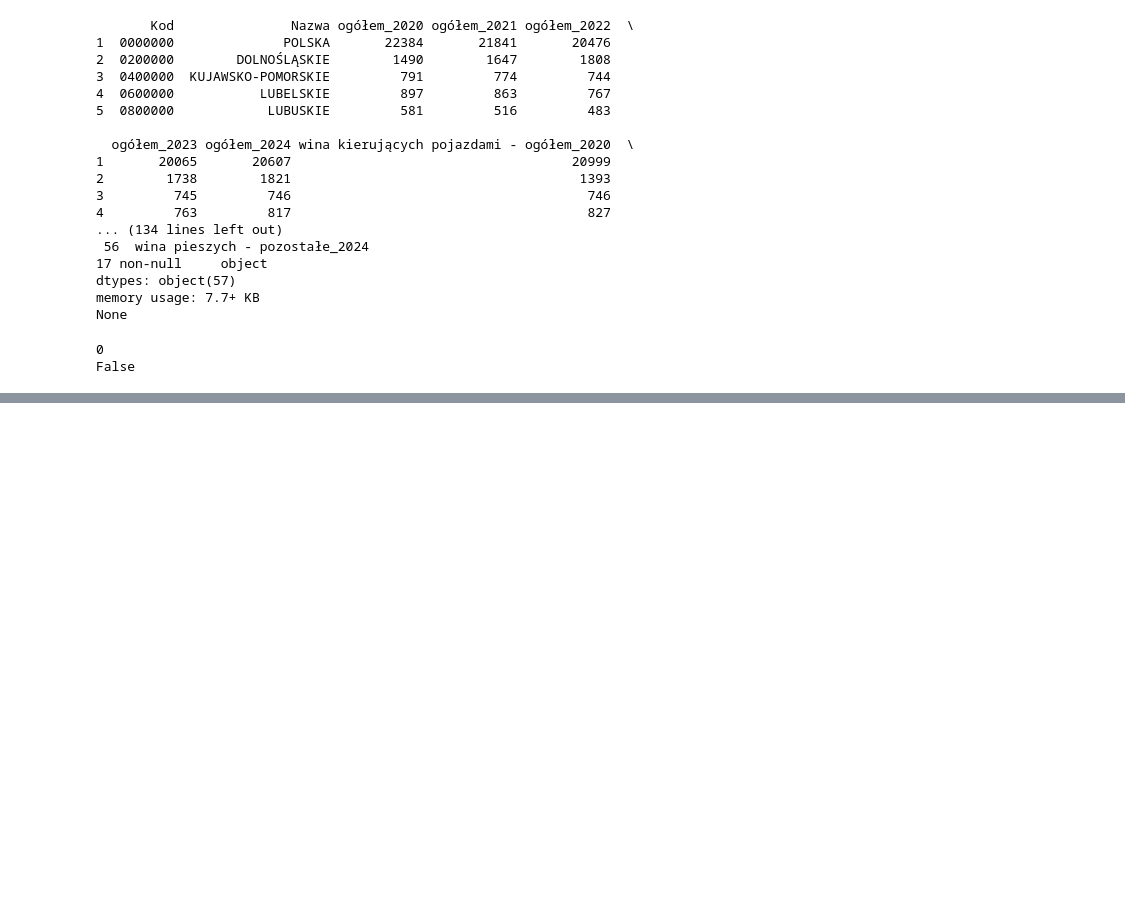
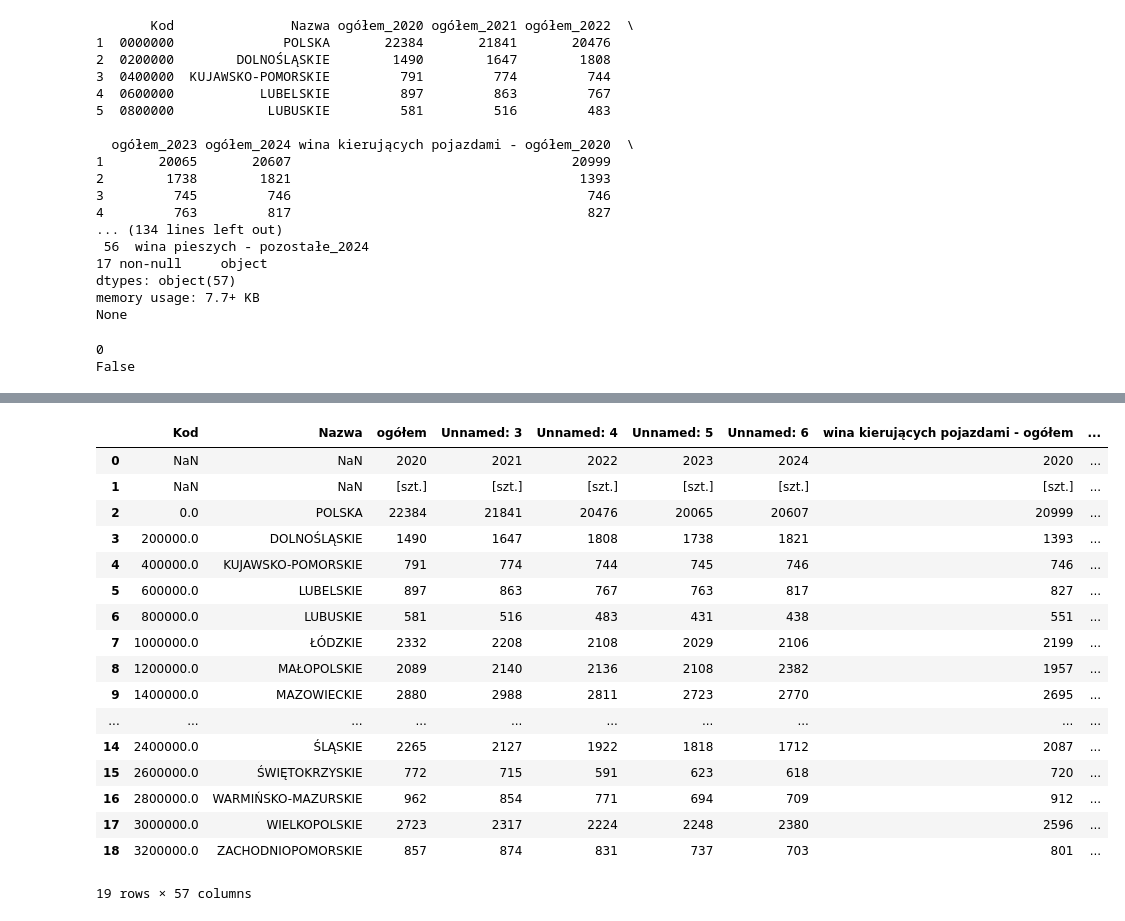
Before and after one commit to wiktoria-gliniecka/ggplotki, a Jupyter notebook: wczytanie.ipynb, the cells around one changed output, grey strips where cells are left out. Cells and saved outputs as stored; diff of their text form; code cells hidden in the pictures; blank space fills up the shorter version.

```diff
--- a/wczytanie.ipynb
+++ b/wczytanie.ipynb
@@ -189,0 +218,26 @@ df.to_excel('DANE.xlsx', index=False)
+# %%
+
+# Wczytujemy wyczyszczony plik do zmiennej DANE
+dane_surowe = pd.read_excel('dane_surowe.xlsx')
+
+# Wyświetlamy podgląd w notatniku
+dane_surowe
+# %% [output]
+|  | Kod | Nazwa | ogółem | Unnamed: 3 | Unnamed: 4 | Unnamed: 5 | Unnamed: 6 | wina kierujących pojazdami - ogółem | ... |
+| 0 | NaN | NaN | 2020 | 2021 | 2022 | 2023 | 2024 | 2020 | ... |
+| 1 | NaN | NaN | [szt.] | [szt.] | [szt.] | [szt.] | [szt.] | [szt.] | ... |
+| 2 | 0.0 | POLSKA | 22384 | 21841 | 20476 | 20065 | 20607 | 20999 | ... |
+| 3 | 200000.0 | DOLNOŚLĄSKIE | 1490 | 1647 | 1808 | 1738 | 1821 | 1393 | ... |
+| 4 | 400000.0 | KUJAWSKO-POMORSKIE | 791 | 774 | 744 | 745 | 746 | 746 | ... |
+| 5 | 600000.0 | LUBELSKIE | 897 | 863 | 767 | 763 | 817 | 827 | ... |
+| 6 | 800000.0 | LUBUSKIE | 581 | 516 | 483 | 431 | 438 | 551 | ... |
+| 7 | 1000000.0 | ŁÓDZKIE | 2332 | 2208 | 2108 | 2029 | 2106 | 2199 | ... |
+| 8 | 1200000.0 | MAŁOPOLSKIE | 2089 | 2140 | 2136 | 2108 | 2382 | 1957 | ... |
+| 9 | 1400000.0 | MAZOWIECKIE | 2880 | 2988 | 2811 | 2723 | 2770 | 2695 | ... |
+| ... | ... | ... | ... | ... | ... | ... | ... | ... | ... |
+| 14 | 2400000.0 | ŚLĄSKIE | 2265 | 2127 | 1922 | 1818 | 1712 | 2087 | ... |
+| 15 | 2600000.0 | ŚWIĘTOKRZYSKIE | 772 | 715 | 591 | 623 | 618 | 720 | ... |
+| 16 | 2800000.0 | WARMIŃSKO-MAZURSKIE | 962 | 854 | 771 | 694 | 709 | 912 | ... |
+| 17 | 3000000.0 | WIELKOPOLSKIE | 2723 | 2317 | 2224 | 2248 | 2380 | 2596 | ... |
+| 18 | 3200000.0 | ZACHODNIOPOMORSKIE | 857 | 874 | 831 | 737 | 703 | 801 | ... |
+19 rows × 57 columns
```
Also changed, not shown: parts of 4 cells of this notebook, 3 other files.
